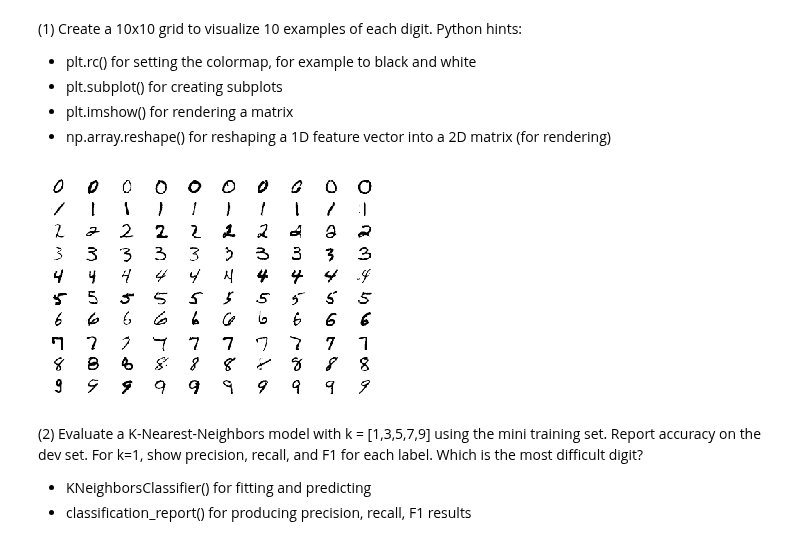
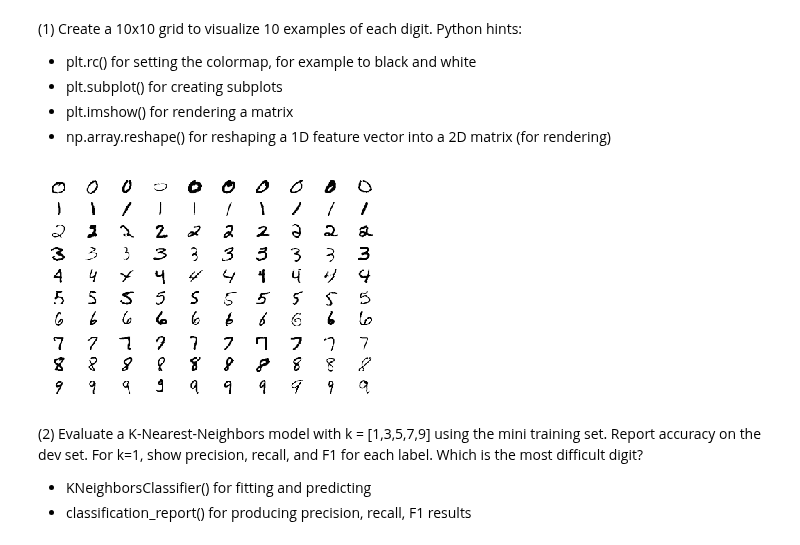
Before and after one commit to kevinhanna/W207_Projects, a Jupyter notebook: Kevin_Hanna_p1.ipynb, the cells around one changed output. Saved outputs shown, nothing was run; the diff lists cells and outputs as text; code cells hidden in the pictures.

```diff
--- a/Kevin_Hanna_p1.ipynb
+++ b/Kevin_Hanna_p1.ipynb
@@ -71,40 +71,38 @@ label shape: (70000,)
 - plt.imshow() for rendering a matrix
 - np.array.reshape() for reshaping a 1D feature vector into a 2D matrix (for rendering)
 # %%
-import random
-
 def P1(num_examples=10):
     ### STUDENT START ###
 
     # For each digit 0 through 9
     for digit in range(10):
         # get num_examples indices of digit from Y
         X_digit = np.where( Y == str(digit))[0]
-        digit_index = X_digit[random.sample(range(len(X_digit)), num_examples)]
+        digit_index = X_digit[np.random.randint(len(X_digit), size=num_examples)]
 
         # fetch, format and plot each digit
         for example_digit_idx in range(len(digit_index)):
             example_digit = X[digit_index][example_digit_idx]
 
             # Convert to 28x28 matrix
             matrix_digit = example_digit.reshape(28,28)
 
             # Specify subplot location
             axes = plt.subplot(10, num_examples,
                                digit*num_examples + example_digit_idx+1,
                                xticks=[], yticks=[], frame_on=False
                               )
             # Plot it
             axes.imshow(matrix_digit, cmap='Greys',  interpolation='nearest')
 
     plt.show()
 
 ### STUDENT END ###
 
 
 P1(10)
 # %% [output]
-[figure, old version]
+[figure, new version]
 # %% [markdown]
 (2) Evaluate a K-Nearest-Neighbors model with k = [1,3,5,7,9] using the mini training set. Report accuracy on the dev set. For k=1, show precision, recall, and F1 for each label. Which is the most difficult digit?
 
```
Also changed, not shown: parts of 10 cells of this notebook.
